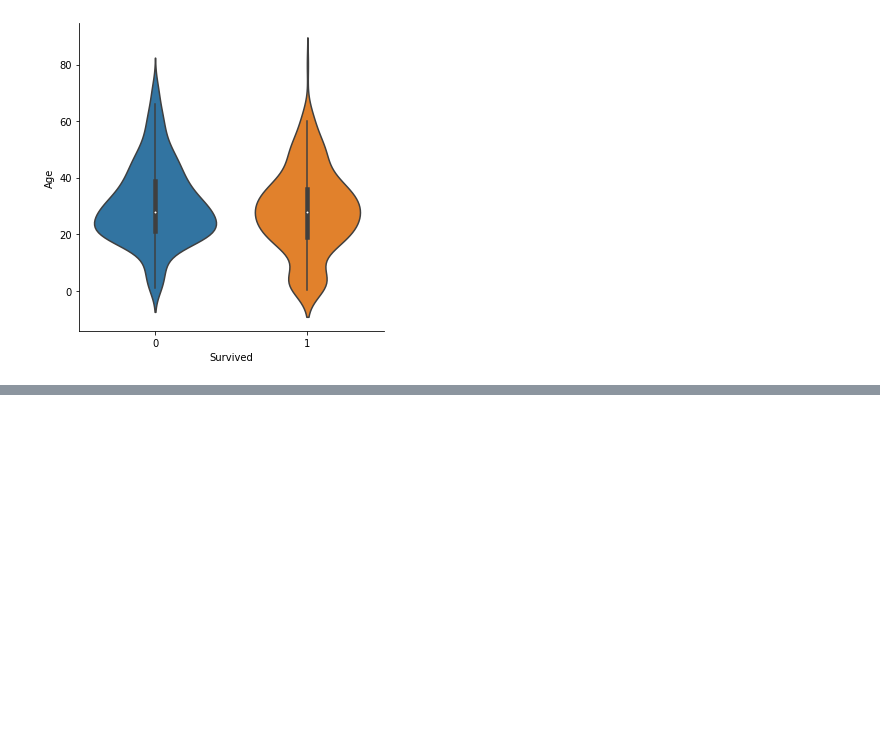
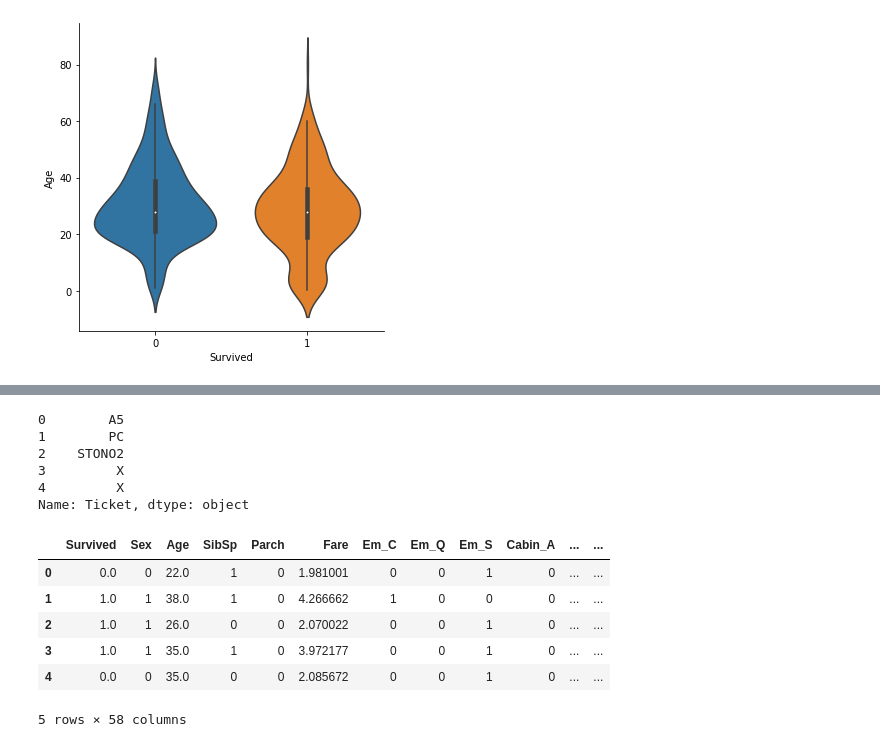
Before and after one commit to RAJ-DSML/Titanic-Disaster-Solution, a Jupyter notebook: titanic-solution-kaggle.ipynb, the cells around one changed output, grey strips where cells are left out. Cells and saved outputs as stored; diff of their text form; code cells hidden in the pictures; blank space fills up the shorter version.

```diff
--- a/titanic-solution-kaggle.ipynb
+++ b/titanic-solution-kaggle.ipynb
@@ -264,0 +315,38 @@ d16 = sns.factorplot(x="Survived", y = "Age", data = df_train, kind="violin")
+# %%
+# Treat Ticket by extracting the ticket prefix. When there is no prefix it returns X.
+
+ticket = []
+for t in list(dataset.Ticket):
+    if not t.isdigit() :
+        ticket.append(t.replace(".","").replace("/","").strip().split(' ')[0]) #Take prefix
+    else:
+        ticket.append("X")
+
+dataset["Ticket"] = ticket
+dataset["Ticket"].head()
+# %% [output]
+0        A5
+1        PC
+2    STONO2
+3         X
+4         X
+Name: Ticket, dtype: object
+# %%
+dataset = pd.get_dummies(dataset, columns = ["Ticket"], prefix="T")
+
+# Create categorical values for Pclass
+dataset["Pclass"] = dataset["Pclass"].astype("category")
+dataset = pd.get_dummies(dataset, columns = ["Pclass"],prefix="Pc")
+
+# Drop useless variables
+dataset.drop(labels = ["PassengerId"], axis = 1, inplace = True)
+# %%
+dataset.head()
+# %% [output]
+|  | Survived | Sex | Age | SibSp | Parch | Fare | Em_C | Em_Q | Em_S | Cabin_A | ... | ... |
+| 0 | 0.0 | 0 | 22.0 | 1 | 0 | 1.981001 | 0 | 0 | 1 | 0 | ... | ... |
+| 1 | 1.0 | 1 | 38.0 | 1 | 0 | 4.266662 | 1 | 0 | 0 | 0 | ... | ... |
+| 2 | 1.0 | 1 | 26.0 | 0 | 0 | 2.070022 | 0 | 0 | 1 | 0 | ... | ... |
+| 3 | 1.0 | 1 | 35.0 | 1 | 0 | 3.972177 | 0 | 0 | 1 | 0 | ... | ... |
+| 4 | 0.0 | 0 | 35.0 | 0 | 0 | 2.085672 | 0 | 0 | 1 | 0 | ... | ... |
+5 rows × 58 columns
```
Also changed, not shown: parts of 18 cells of this notebook.
